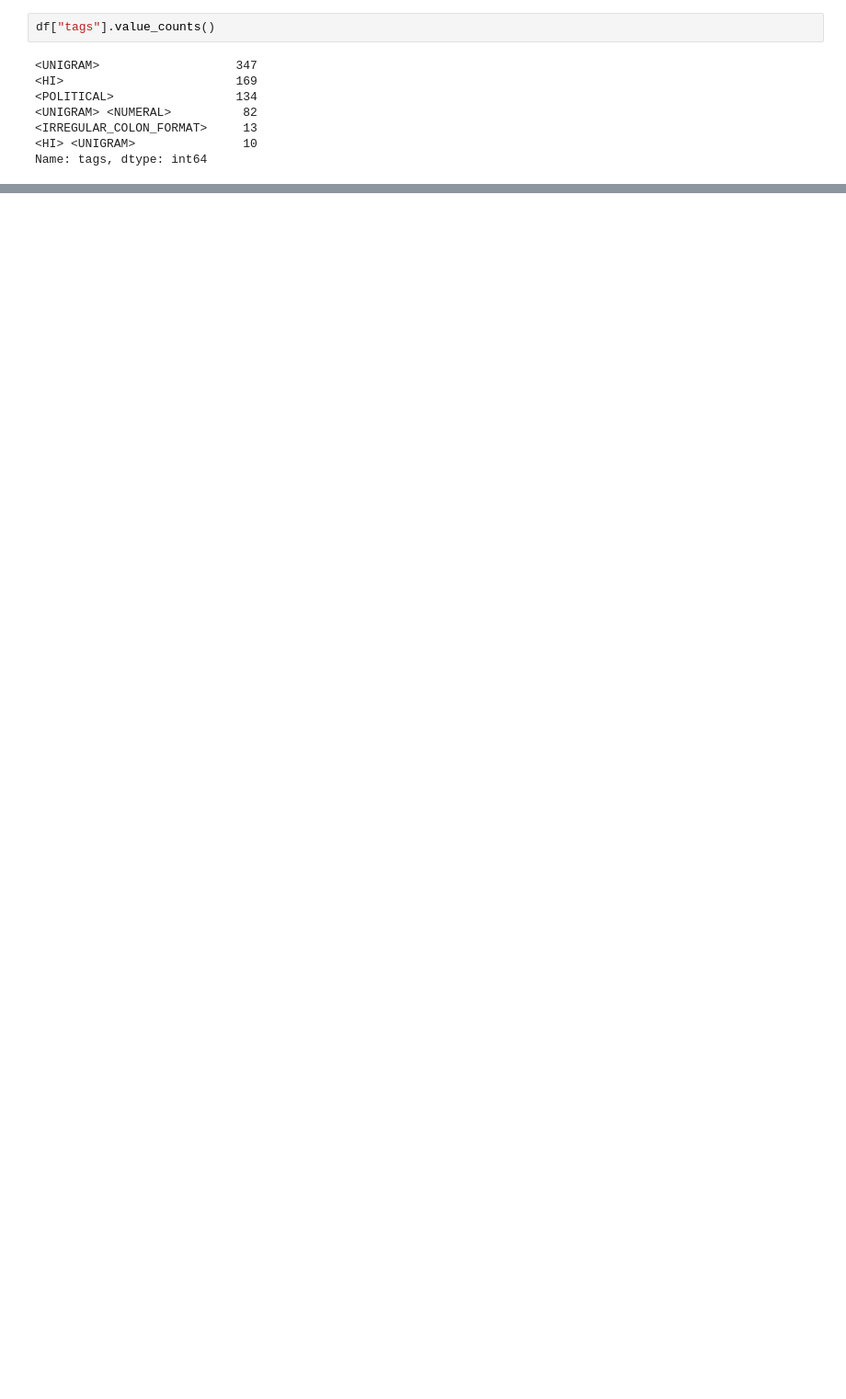
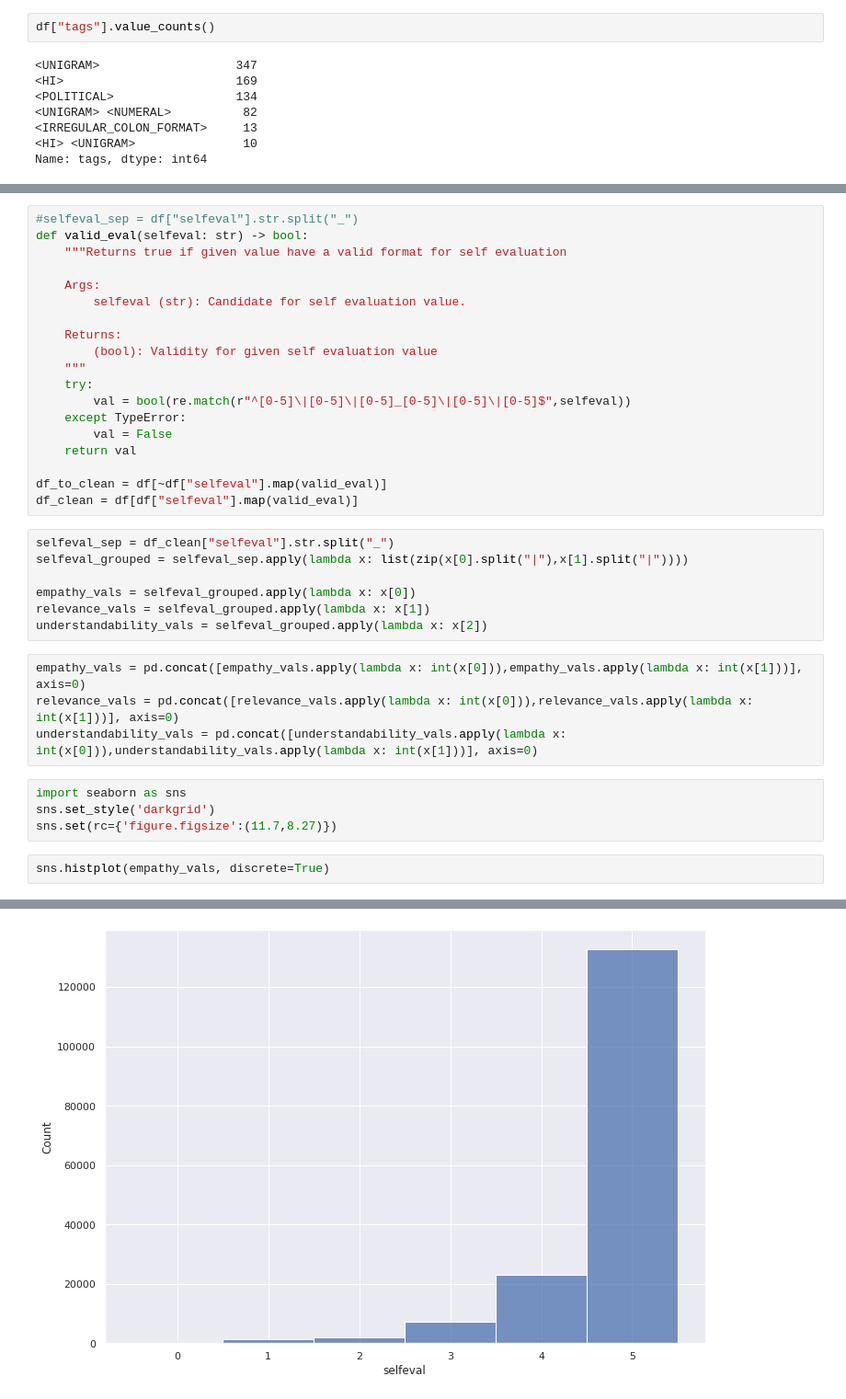
Before and after one commit to wilmeragsgh/philia, a Jupyter notebook: experiments/eda.ipynb, the cells around one changed output, grey strips where cells are left out. Shown at 92% size. Cells and saved outputs as stored; diff of their text form; blank space fills up the shorter version.

```diff
--- a/experiments/eda.ipynb
+++ b/experiments/eda.ipynb
@@ -44,0 +67,37 @@ Name: tags, dtype: int64
+# %%
+#selfeval_sep = df["selfeval"].str.split("_")
+def valid_eval(selfeval: str) -> bool:
+    """Returns true if given value have a valid format for self evaluation
+
+    Args:
+        selfeval (str): Candidate for self evaluation value.
+
+    Returns:
+        (bool): Validity for given self evaluation value
+    """
+    try:
+        val = bool(re.match(r"^[0-5]\|[0-5]\|[0-5]_[0-5]\|[0-5]\|[0-5]$",selfeval))
+    except TypeError:
+        val = False
+    return val
+
+df_to_clean = df[~df["selfeval"].map(valid_eval)]
+df_clean = df[df["selfeval"].map(valid_eval)]
+# %%
+selfeval_sep = df_clean["selfeval"].str.split("_")
+selfeval_grouped = selfeval_sep.apply(lambda x: list(zip(x[0].split("|"),x[1].split("|"))))
+
+empathy_vals = selfeval_grouped.apply(lambda x: x[0])
+relevance_vals = selfeval_grouped.apply(lambda x: x[1])
+understandability_vals = selfeval_grouped.apply(lambda x: x[2])
+# %%
+empathy_vals = pd.concat([empathy_vals.apply(lambda x: int(x[0])),empathy_vals.apply(lambda x: int(x[1]))], axis=0)
+relevance_vals = pd.concat([relevance_vals.apply(lambda x: int(x[0])),relevance_vals.apply(lambda x: int(x[1]))], axis=0)
+understandability_vals = pd.concat([understandability_vals.apply(lambda x: int(x[0])),understandability_vals.apply(lambda x: int(x[1]))], axis=0)
+# %%
+import seaborn as sns
+sns.set_style('darkgrid')
+sns.set(rc={'figure.figsize':(11.7,8.27)})
+# %%
+sns.histplot(empathy_vals, discrete=True)
+# %% [output]
@@ -44,0 +105 @@ Name: tags, dtype: int64
+[figure, added]
```
Also changed, not shown: parts of 12 cells of this notebook.
